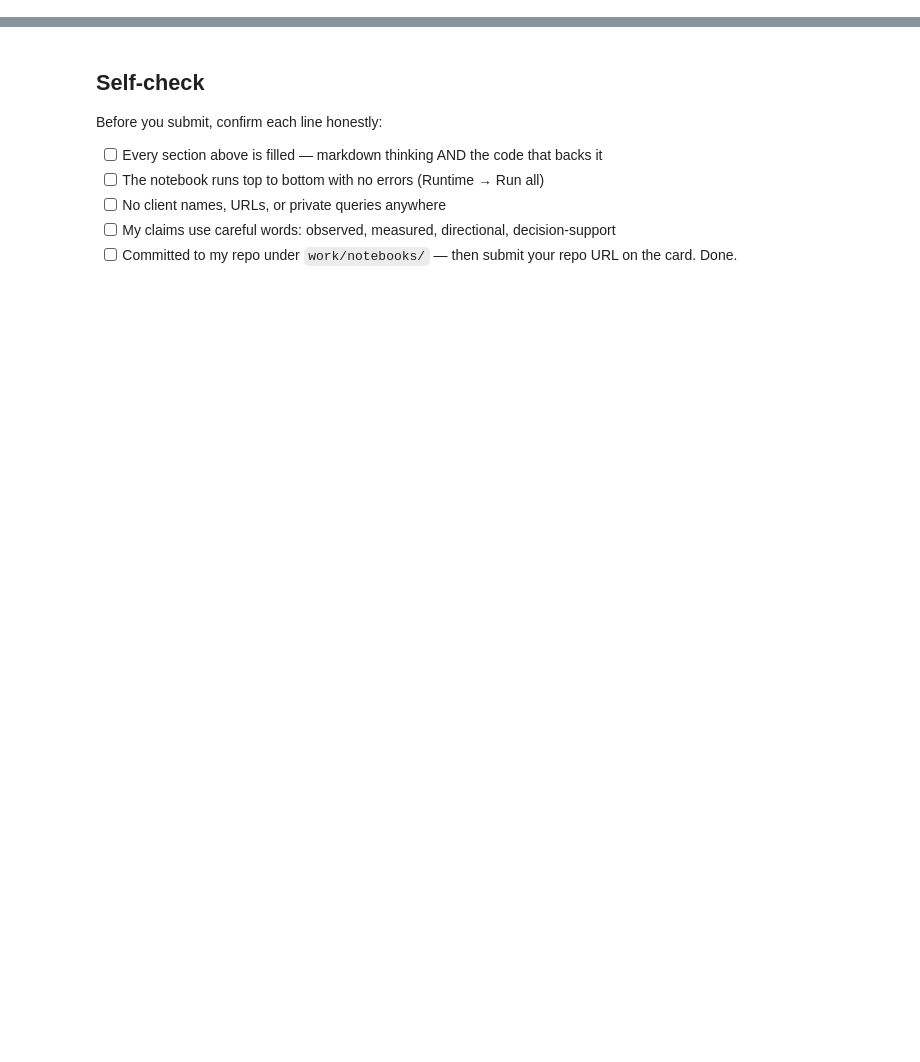
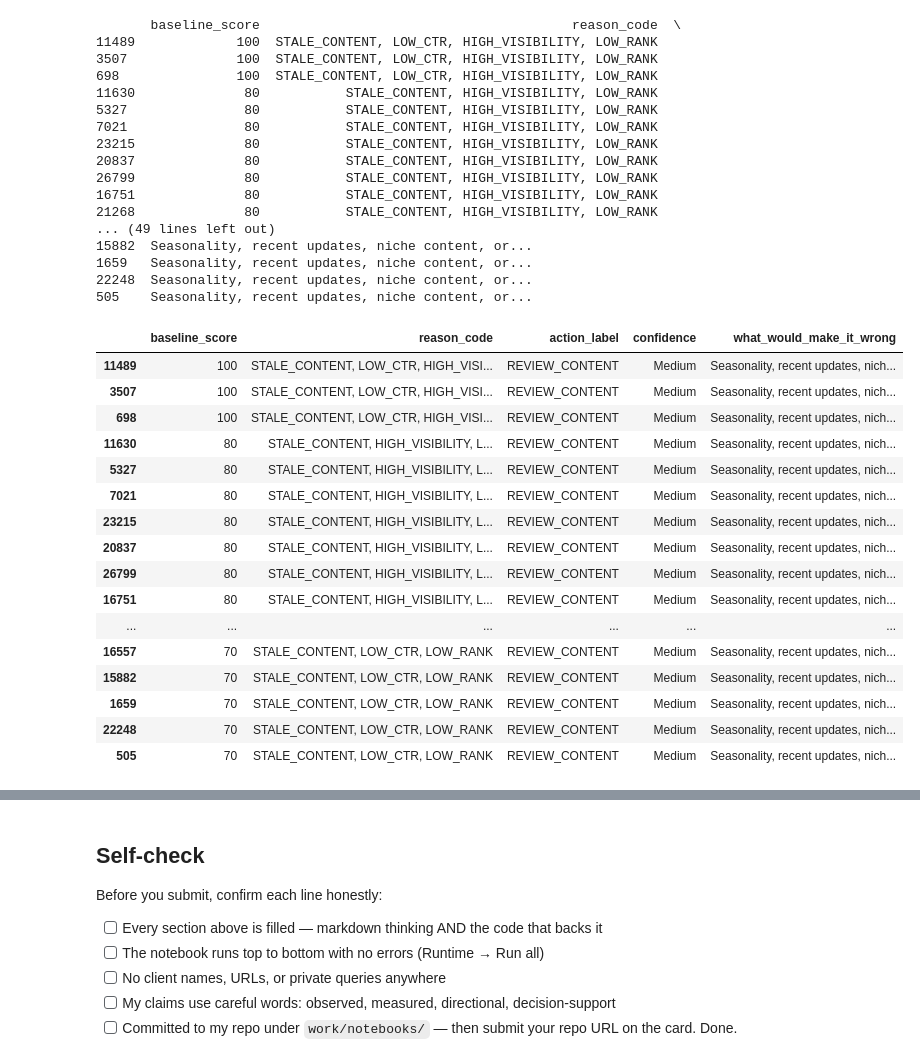
Before and after one commit to ZainAliShah199/flyrank-ml-internship, a Jupyter notebook: work/notebooks/w04_baseline_score.ipynb, the cells around one changed output, grey strips where cells are left out. Cells and saved outputs as stored; diff of their text form; code cells hidden in the pictures; blank space fills up the shorter version.

```diff
--- a/work/notebooks/w04_baseline_score.ipynb
+++ b/work/notebooks/w04_baseline_score.ipynb
@@ -36,0 +65,14 @@ This skeleton is yours to fill. Work the sections **in order** — each one has
+# %%
+import os
+import pandas as pd
+
+# Locate project root
+while not os.path.exists("data/raw/content_refresh_anonymized.csv") and os.getcwd() != "/":
+    os.chdir("..")
+
+df = pd.read_csv("data/raw/content_refresh_anonymized.csv")
+
+print("Rows:", len(df))
+print("Columns:", len(df.columns))
+
+df.head()
@@ -36,0 +185,55 @@ This skeleton is yours to fill. Work the sections **in order** — each one has
+# %%
+top20 = queue.head(20).copy()
+
+top20["confidence"] = "Medium"
+
+top20["what_would_make_it_wrong"] = (
+    "Seasonality, recent updates, niche content, or temporary ranking changes."
+)
+
+review = top20[[
+    "baseline_score",
+    "reason_code",
+    "action_label",
+    "confidence",
+    "what_would_make_it_wrong"
+]]
+
+print(review)
+
+review
+# %% [output]
+       baseline_score                                        reason_code  \
+11489             100  STALE_CONTENT, LOW_CTR, HIGH_VISIBILITY, LOW_RANK
+3507              100  STALE_CONTENT, LOW_CTR, HIGH_VISIBILITY, LOW_RANK
+698               100  STALE_CONTENT, LOW_CTR, HIGH_VISIBILITY, LOW_RANK
+11630              80           STALE_CONTENT, HIGH_VISIBILITY, LOW_RANK
+5327               80           STALE_CONTENT, HIGH_VISIBILITY, LOW_RANK
+7021               80           STALE_CONTENT, HIGH_VISIBILITY, LOW_RANK
+23215              80           STALE_CONTENT, HIGH_VISIBILITY, LOW_RANK
+20837              80           STALE_CONTENT, HIGH_VISIBILITY, LOW_RANK
+26799              80           STALE_CONTENT, HIGH_VISIBILITY, LOW_RANK
+16751              80           STALE_CONTENT, HIGH_VISIBILITY, LOW_RANK
+21268              80           STALE_CONTENT, HIGH_VISIBILITY, LOW_RANK
+... (49 lines left out)
+15882  Seasonality, recent updates, niche content, or...
+1659   Seasonality, recent updates, niche content, or...
+22248  Seasonality, recent updates, niche content, or...
+505    Seasonality, recent updates, niche content, or...
+|  | baseline_score | reason_code | action_label | confidence | what_would_make_it_wrong |
+| 11489 | 100 | STALE_CONTENT, LOW_CTR, HIGH_VISI... | REVIEW_CONTENT | Medium | Seasonality, recent updates, nich... |
+| 3507 | 100 | STALE_CONTENT, LOW_CTR, HIGH_VISI... | REVIEW_CONTENT | Medium | Seasonality, recent updates, nich... |
+| 698 | 100 | STALE_CONTENT, LOW_CTR, HIGH_VISI... | REVIEW_CONTENT | Medium | Seasonality, recent updates, nich... |
+| 11630 | 80 | STALE_CONTENT, HIGH_VISIBILITY, L... | REVIEW_CONTENT | Medium | Seasonality, recent updates, nich... |
+| 5327 | 80 | STALE_CONTENT, HIGH_VISIBILITY, L... | REVIEW_CONTENT | Medium | Seasonality, recent updates, nich... |
+| 7021 | 80 | STALE_CONTENT, HIGH_VISIBILITY, L... | REVIEW_CONTENT | Medium | Seasonality, recent updates, nich... |
+| 23215 | 80 | STALE_CONTENT, HIGH_VISIBILITY, L... | REVIEW_CONTENT | Medium | Seasonality, recent updates, nich... |
+| 20837 | 80 | STALE_CONTENT, HIGH_VISIBILITY, L... | REVIEW_CONTENT | Medium | Seasonality, recent updates, nich... |
+| 26799 | 80 | STALE_CONTENT, HIGH_VISIBILITY, L... | REVIEW_CONTENT | Medium | Seasonality, recent updates, nich... |
+| 16751 | 80 | STALE_CONTENT, HIGH_VISIBILITY, L... | REVIEW_CONTENT | Medium | Seasonality, recent updates, nich... |
+| ... | ... | ... | ... | ... | ... |
+| 16557 | 70 | STALE_CONTENT, LOW_CTR, LOW_RANK | REVIEW_CONTENT | Medium | Seasonality, recent updates, nich... |
+| 15882 | 70 | STALE_CONTENT, LOW_CTR, LOW_RANK | REVIEW_CONTENT | Medium | Seasonality, recent updates, nich... |
+| 1659 | 70 | STALE_CONTENT, LOW_CTR, LOW_RANK | REVIEW_CONTENT | Medium | Seasonality, recent updates, nich... |
+| 22248 | 70 | STALE_CONTENT, LOW_CTR, LOW_RANK | REVIEW_CONTENT | Medium | Seasonality, recent updates, nich... |
+| 505 | 70 | STALE_CONTENT, LOW_CTR, LOW_RANK | REVIEW_CONTENT | Medium | Seasonality, recent updates, nich... |
```
Also changed, not shown: parts of 17 cells of this notebook.
